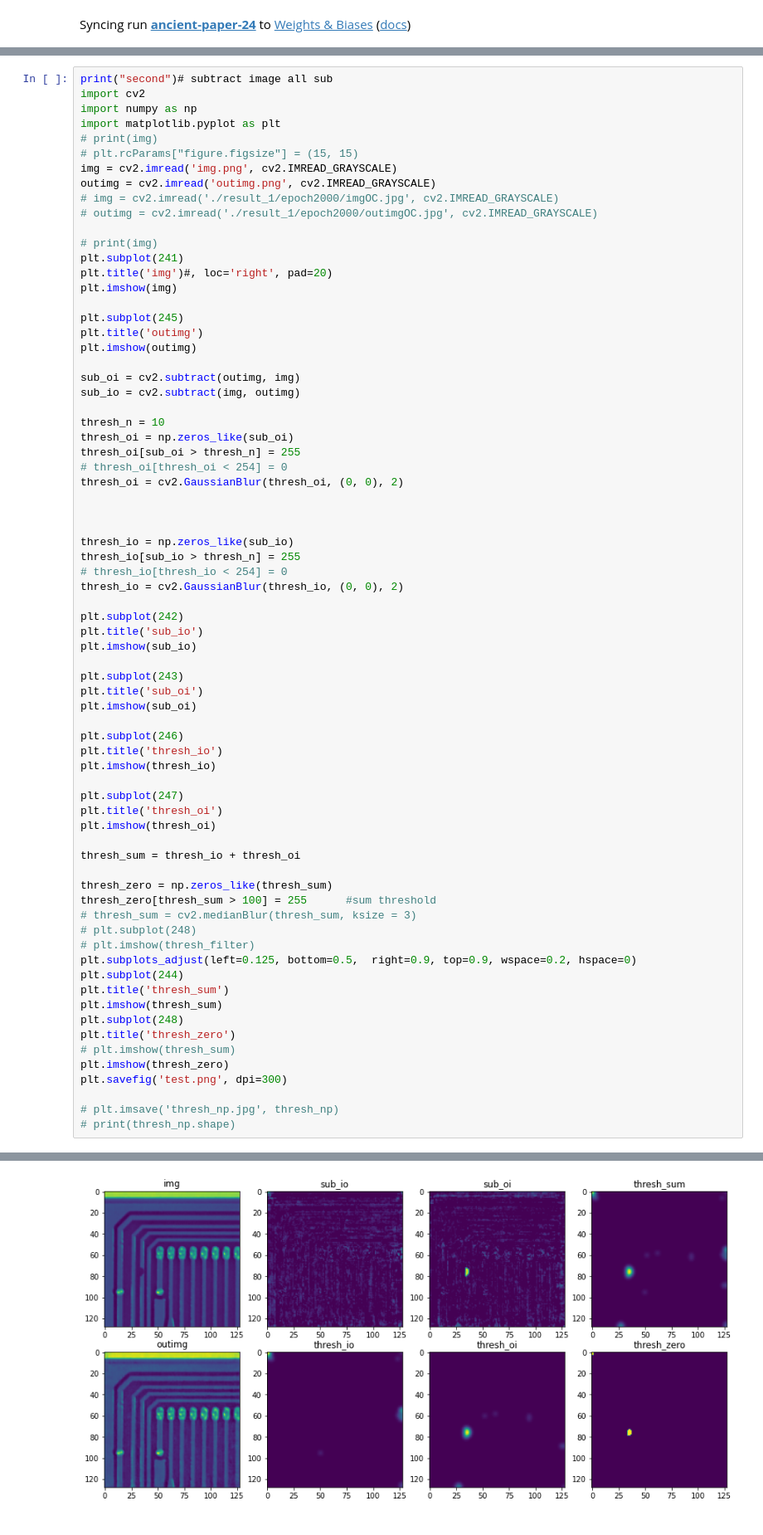
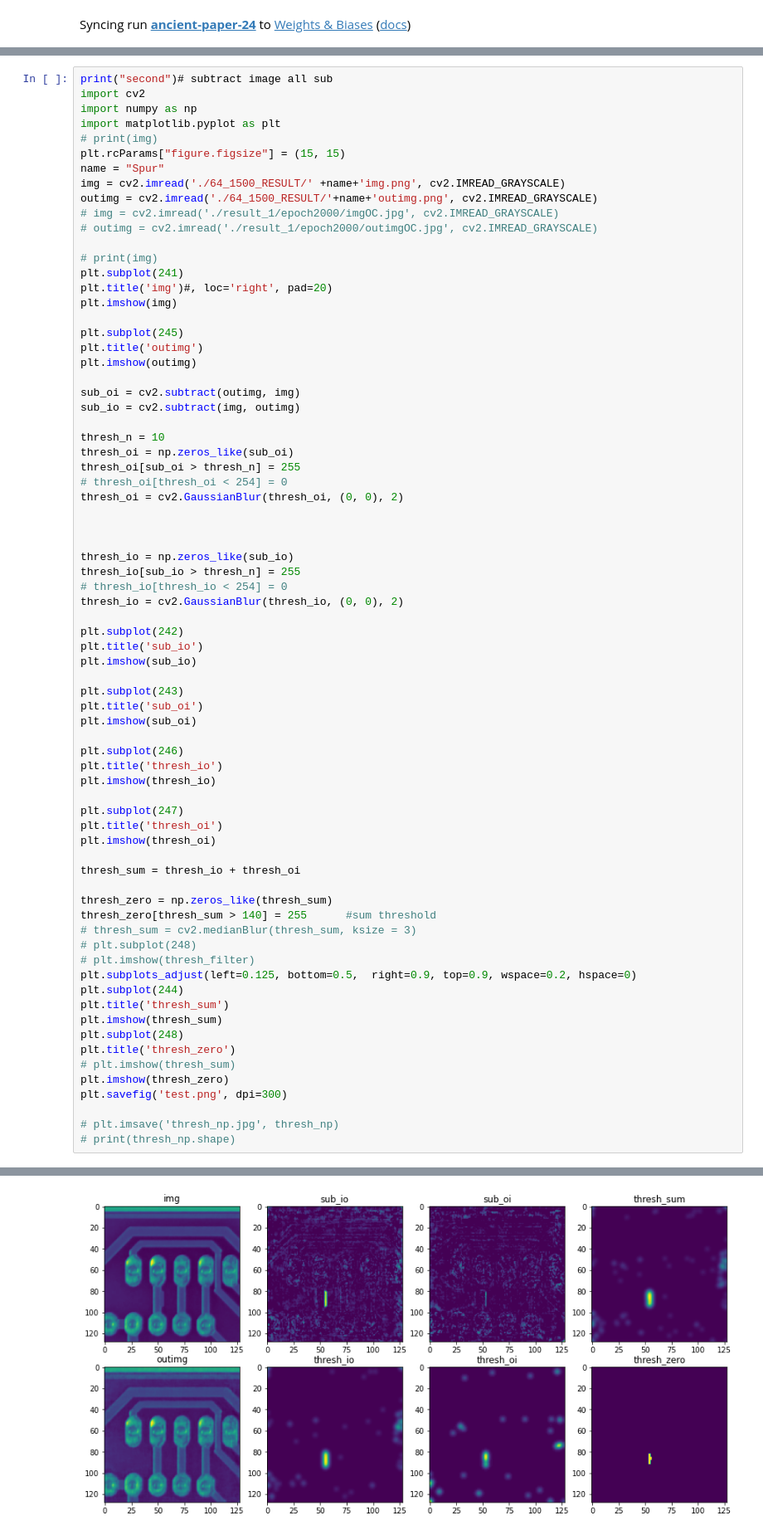
Before and after one commit to JandaGo/Make_Conv_VAE, a Jupyter notebook: CVAE_layer_64.ipynb, the cells around one changed output, grey strips where cells are left out. Shown at 83% size. Cells and saved outputs as stored; diff of their text form.

```diff
--- a/CVAE_layer_64.ipynb
+++ b/CVAE_layer_64.ipynb
@@ -277,9 +277,10 @@ import cv2
 import numpy as np
 import matplotlib.pyplot as plt
 # print(img)
-# plt.rcParams["figure.figsize"] = (15, 15)
-img = cv2.imread('img.png', cv2.IMREAD_GRAYSCALE)
-outimg = cv2.imread('outimg.png', cv2.IMREAD_GRAYSCALE)
+plt.rcParams["figure.figsize"] = (15, 15)
+name = "Spur"
+img = cv2.imread('./64_1500_RESULT/' +name+'img.png', cv2.IMREAD_GRAYSCALE)
+outimg = cv2.imread('./64_1500_RESULT/'+name+'outimg.png', cv2.IMREAD_GRAYSCALE)
 # img = cv2.imread('./result_1/epoch2000/imgOC.jpg', cv2.IMREAD_GRAYSCALE)
 # outimg = cv2.imread('./result_1/epoch2000/outimgOC.jpg', cv2.IMREAD_GRAYSCALE)
 
@@ -317,32 +318,32 @@ plt.title('sub_oi')
 plt.imshow(sub_oi)
 
 plt.subplot(246)
 plt.title('thresh_io')
 plt.imshow(thresh_io)
 
 plt.subplot(247)
 plt.title('thresh_oi')
 plt.imshow(thresh_oi)
 
 thresh_sum = thresh_io + thresh_oi
 
 thresh_zero = np.zeros_like(thresh_sum)
-thresh_zero[thresh_sum > 100] = 255      #sum threshold
+thresh_zero[thresh_sum > 140] = 255      #sum threshold
 # thresh_sum = cv2.medianBlur(thresh_sum, ksize = 3)
 # plt.subplot(248)
 # plt.imshow(thresh_filter)
 plt.subplots_adjust(left=0.125, bottom=0.5,  right=0.9, top=0.9, wspace=0.2, hspace=0)
 plt.subplot(244)
 plt.title('thresh_sum')
 plt.imshow(thresh_sum)
 plt.subplot(248)
 plt.title('thresh_zero')
 # plt.imshow(thresh_sum)
 plt.imshow(thresh_zero)
 plt.savefig('test.png', dpi=300)
 
 # plt.imsave('thresh_np.jpg', thresh_np)
 # print(thresh_np.shape)
 # %% [output]
 second
-[figure, old version]
+[figure, new version]
```
Also changed, not shown: parts of 3 cells of this notebook.
